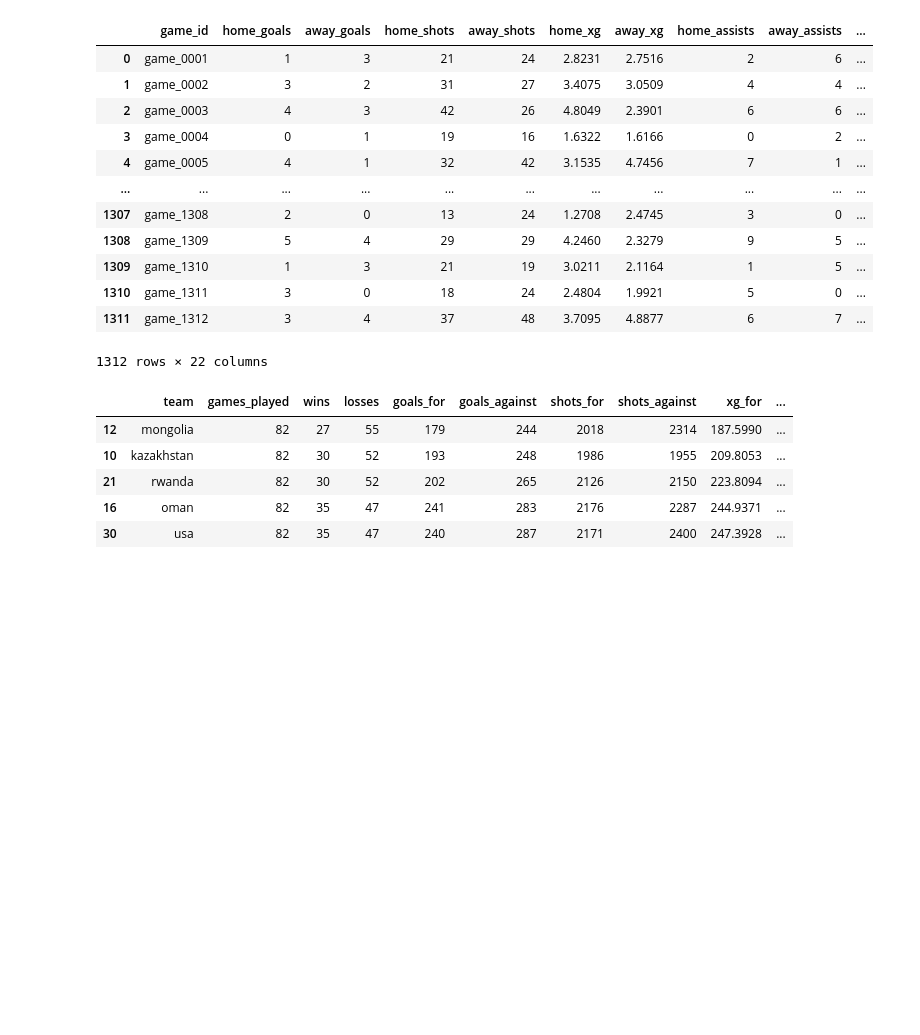
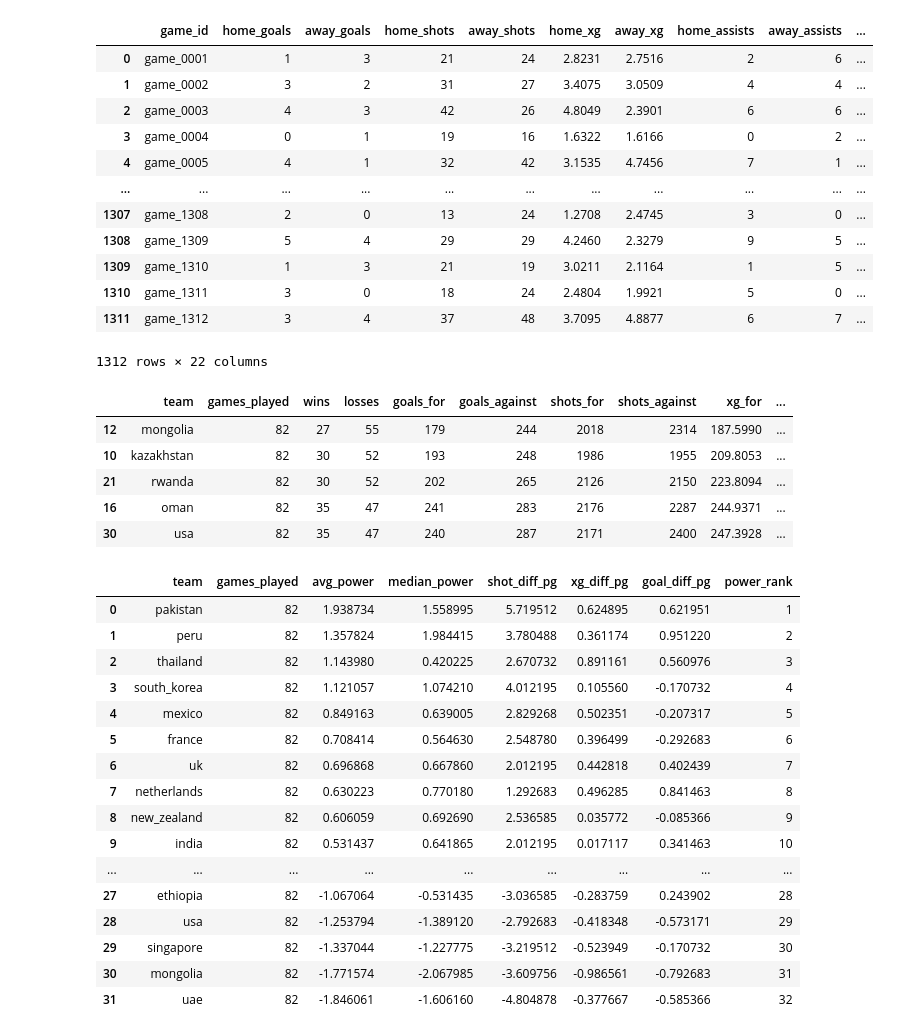
Before and after one commit to ogshrug/WDS, a Jupyter notebook: ssb.ipynb, the cells around one changed output. Saved outputs shown, nothing was run; the diff lists cells and outputs as text; code cells hidden in the pictures; blank space fills up the shorter version.

```diff
--- a/ssb.ipynb
+++ b/ssb.ipynb
@@ -175,3 +175,64 @@ team_season.sort_values("loss_pct", ascending=False).head()
 | 21 | rwanda | 82 | 30 | 52 | 202 | 265 | 2126 | 2150 | 223.8094 | ... |
 | 16 | oman | 82 | 35 | 47 | 241 | 283 | 2176 | 2287 | 244.9371 | ... |
 | 30 | usa | 82 | 35 | 47 | 240 | 287 | 2171 | 2400 | 247.3928 | ... |
+# %%
+
+team_games["shot_diff"] = team_games["shots_for"] - team_games["shots_against"]
+team_games["xg_diff"] = team_games["xg_for"] - team_games["xg_against"]
+team_games["goal_diff"] = team_games["goals_for"] - team_games["goals_against"]
+team_games["xg_overperf"] = team_games["goals_for"] - team_games["xg_for"]
+
+team_games["power_score"] = (
+    0.40 * team_games["xg_diff"] +
+    0.30 * team_games["shot_diff"] +
+    0.20 * team_games["goal_diff"] +
+    0.10 * team_games["xg_overperf"]
+
+)
+
+HOME_ADVANTAGE = 0.25
+team_games["adj_power_score"] = (
+    team_games["power_score"] - HOME_ADVANTAGE * team_games["is_home"]
+)
+
+# 4. Average by team
+power_rankings = (
+    team_games
+    .groupby("team", as_index=False)
+    .agg(
+        games_played=("adj_power_score", "size"),
+        avg_power=("adj_power_score", "mean"),
+        median_power=("adj_power_score", "median"),
+        shot_diff_pg=("shot_diff", "mean"),
+        xg_diff_pg=("xg_diff", "mean"),
+        goal_diff_pg=("goal_diff", "mean"),
+    )
+)
+
+power_rankings = (
+    power_rankings
+    .sort_values("avg_power", ascending=False)
+    .reset_index(drop=True)
+)
+
+power_rankings["power_rank"] = power_rankings.index + 1
+
+power_rankings
+# %% [output]
+|  | team | games_played | avg_power | median_power | shot_diff_pg | xg_diff_pg | goal_diff_pg | power_rank |
+| 0 | pakistan | 82 | 1.938734 | 1.558995 | 5.719512 | 0.624895 | 0.621951 | 1 |
+| 1 | peru | 82 | 1.357824 | 1.984415 | 3.780488 | 0.361174 | 0.951220 | 2 |
+| 2 | thailand | 82 | 1.143980 | 0.420225 | 2.670732 | 0.891161 | 0.560976 | 3 |
+| 3 | south_korea | 82 | 1.121057 | 1.074210 | 4.012195 | 0.105560 | -0.170732 | 4 |
+| 4 | mexico | 82 | 0.849163 | 0.639005 | 2.829268 | 0.502351 | -0.207317 | 5 |
+| 5 | france | 82 | 0.708414 | 0.564630 | 2.548780 | 0.396499 | -0.292683 | 6 |
+| 6 | uk | 82 | 0.696868 | 0.667860 | 2.012195 | 0.442818 | 0.402439 | 7 |
+| 7 | netherlands | 82 | 0.630223 | 0.770180 | 1.292683 | 0.496285 | 0.841463 | 8 |
+| 8 | new_zealand | 82 | 0.606059 | 0.692690 | 2.536585 | 0.035772 | -0.085366 | 9 |
+| 9 | india | 82 | 0.531437 | 0.641865 | 2.012195 | 0.017117 | 0.341463 | 10 |
+| ... | ... | ... | ... | ... | ... | ... | ... | ... |
+| 27 | ethiopia | 82 | -1.067064 | -0.531435 | -3.036585 | -0.283759 | 0.243902 | 28 |
+| 28 | usa | 82 | -1.253794 | -1.389120 | -2.792683 | -0.418348 | -0.573171 | 29 |
+| 29 | singapore | 82 | -1.337044 | -1.227775 | -3.219512 | -0.523949 | -0.170732 | 30 |
+| 30 | mongolia | 82 | -1.771574 | -2.067985 | -3.609756 | -0.986561 | -0.792683 | 31 |
+| 31 | uae | 82 | -1.846061 | -1.606160 | -4.804878 | -0.377667 | -0.585366 | 32 |
```
Also changed, not shown: 2 other files.
